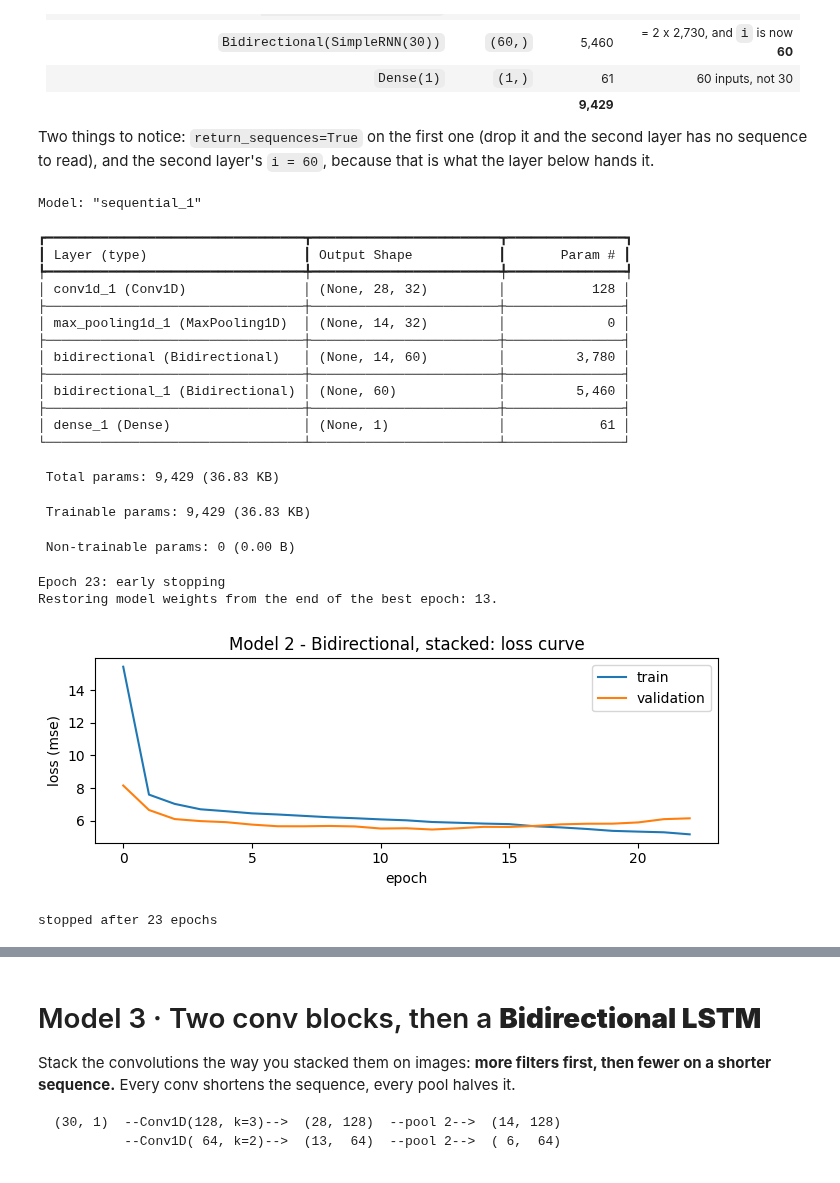
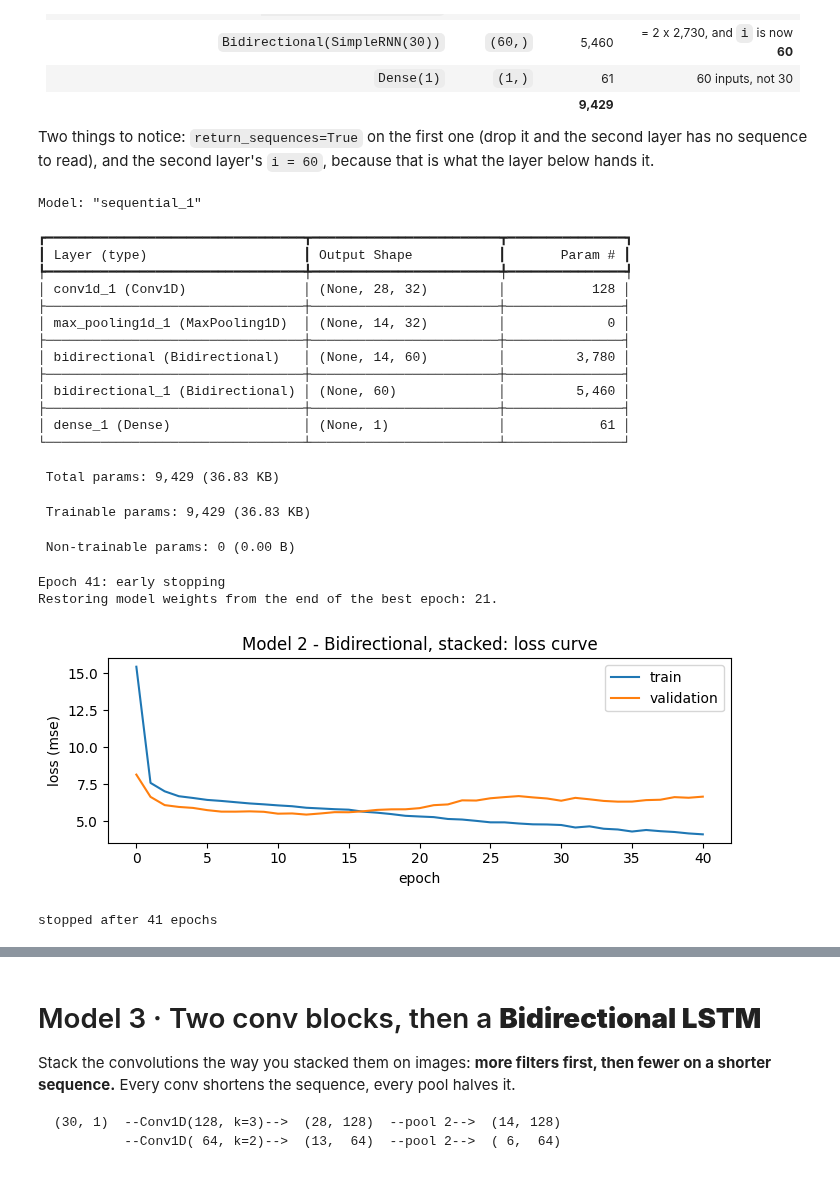
Before and after one commit to drdave-teaching/OPIM5509-notebooks, a Jupyter notebook: Module4/A2_Univariate_Temperature_Advanced.ipynb, the cells around one changed output, grey strips where cells are left out. Saved outputs shown, nothing was run; the diff lists cells and outputs as text; code cells hidden in the pictures.

```diff
--- a/Module4/A2_Univariate_Temperature_Advanced.ipynb
+++ b/Module4/A2_Univariate_Temperature_Advanced.ipynb
@@ -369,49 +375,51 @@ model.add(Dense(1))
 model.compile(optimizer='adam', loss='mse',metrics=['mae'])
 model.summary()
 
-es = EarlyStopping(monitor='val_loss', mode='min',
-                   patience=10,
-                   verbose=1,
-                   restore_best_weights=True)
+es = EarlyStopping(monitor="val_loss", patience=20, start_from_epoch=20,
+                   restore_best_weights=True, verbose=1)
 
 # fit model (uses early stopping)
 history = model.fit(X_train, y_train,
           epochs=500,
           batch_size=5,
           validation_split=0.2, # val is a random 20% of the data since we set shuffle = True
           verbose=0,
           callbacks=[es],
           shuffle=True)
 
 # the loss curve - always keep the History object that fit() hands back
 plt.figure(figsize=(7, 2.8))
 plt.plot(history.history["loss"], label="train")
 plt.plot(history.history["val_loss"], label="validation")
-plt.xlabel("epoch"); plt.ylabel("loss (mse)"); plt.title("Model 2 - Bidirectional, stacked: loss curve")
-plt.legend(); plt.tight_layout(); plt.show()
+plt.xlabel("epoch")
+plt.ylabel("loss (mse)")
+plt.title("Model 2 - Bidirectional, stacked: loss curve")
+plt.legend()
+plt.tight_layout()
+plt.show()
 print("stopped after", len(history.history["loss"]), "epochs")
 # %% [output]
 Model: "sequential_1"
 ┏━━━━━━━━━━━━━━━━━━━━━━━━━━━━━━━━━┳━━━━━━━━━━━━━━━━━━━━━━━━┳━━━━━━━━━━━━━━━┓
 ┃ Layer (type)                    ┃ Output Shape           ┃       Param # ┃
 ┡━━━━━━━━━━━━━━━━━━━━━━━━━━━━━━━━━╇━━━━━━━━━━━━━━━━━━━━━━━━╇━━━━━━━━━━━━━━━┩
 │ conv1d_1 (Conv1D)               │ (None, 28, 32)         │           128 │
 ├─────────────────────────────────┼────────────────────────┼───────────────┤
 │ max_pooling1d_1 (MaxPooling1D)  │ (None, 14, 32)         │             0 │
 ├─────────────────────────────────┼────────────────────────┼───────────────┤
 │ bidirectional (Bidirectional)   │ (None, 14, 60)         │         3,780 │
 ├─────────────────────────────────┼────────────────────────┼───────────────┤
 │ bidirectional_1 (Bidirectional) │ (None, 60)             │         5,460 │
 ├─────────────────────────────────┼────────────────────────┼───────────────┤
 │ dense_1 (Dense)                 │ (None, 1)              │            61 │
 └─────────────────────────────────┴────────────────────────┴───────────────┘
  Total params: 9,429 (36.83 KB)
  Trainable params: 9,429 (36.83 KB)
  Non-trainable params: 0 (0.00 B)
-Epoch 23: early stopping
-Restoring model weights from the end of the best epoch: 13.
+Epoch 41: early stopping
+Restoring model weights from the end of the best epoch: 21.
-[figure, old version]
+[figure, new version]
-stopped after 23 epochs
+stopped after 41 epochs
 # %%
 # show scatterplots of actual vs. predicted for train and test
 # make a prediction
```
Also changed, not shown: parts of 8 cells of this notebook, 8 other files.
